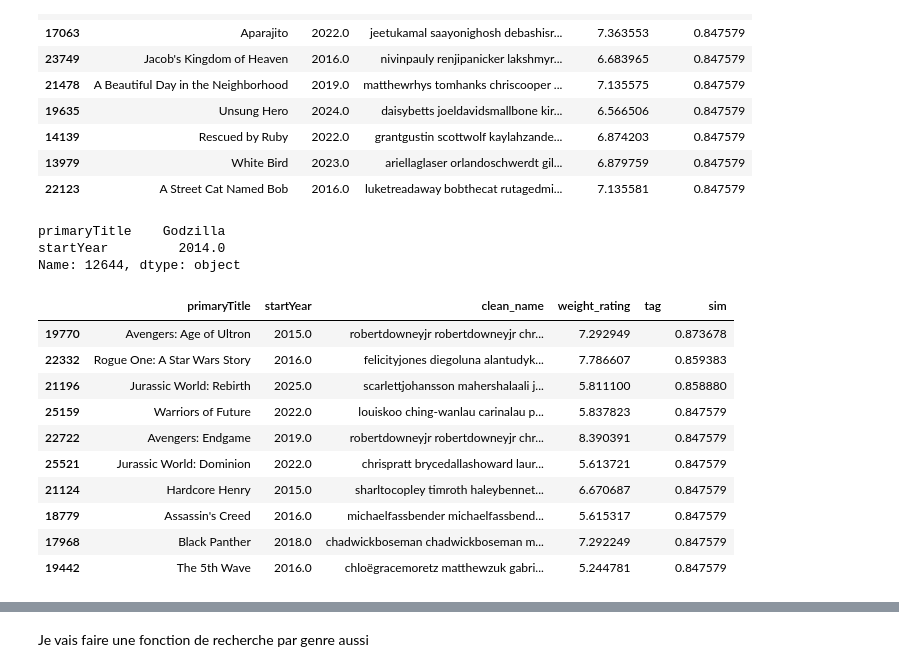
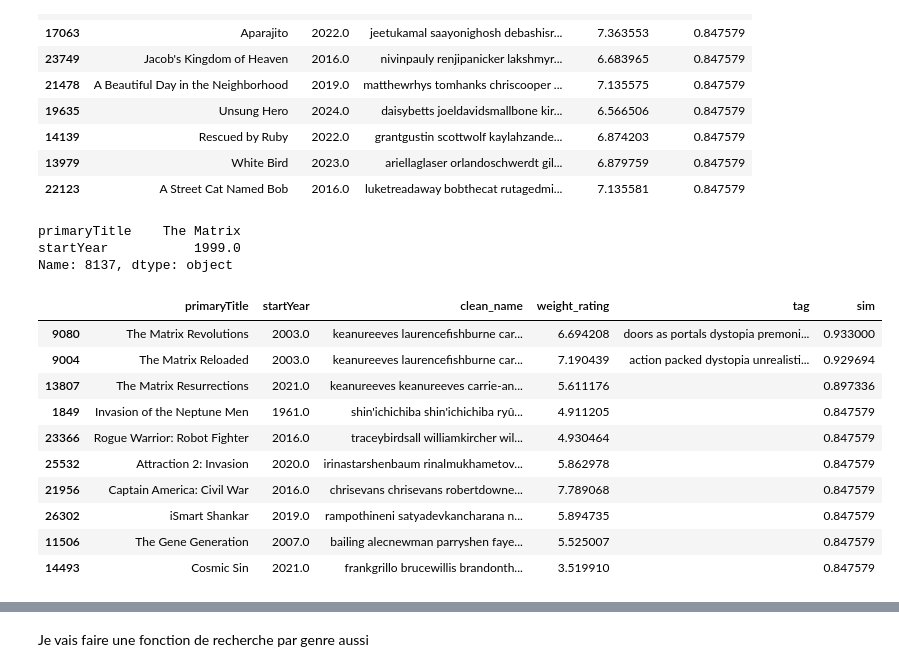
Before and after one commit to BoostMetrics/Recommandation-de-films, a Jupyter notebook: notebooks/03-modeling/03_enrichissement_tags.ipynb, the cells around one changed output, grey strips where cells are left out. Drawn from its saved outputs; the diff is of its cells as text; code cells hidden in the pictures.

```diff
--- a/notebooks/03-modeling/03_enrichissement_tags.ipynb
+++ b/notebooks/03-modeling/03_enrichissement_tags.ipynb
@@ -387,7 +389,7 @@ def recherche_par_titre(titre, n=10):
         matches = exact
         position = matches.sort_values('numVotes', ascending=False).index[0]
     else:
-        matches = cast_final_Q92[cast_final_Q95['primaryTitle'].str.contains(titre, case=False, na=False)]
+        matches = cast_final_Q92[cast_final_Q92['primaryTitle'].str.contains(titre, case=False, na=False)]
         if matches.empty:
             return f"Aucun film trouvé pour '{titre}'"
         position = matches.sort_values('weight_rating', ascending=False).index[0]
@@ -402,20 +404,19 @@ def recherche_par_titre(titre, n=10):
     df_temp = df_temp.sort_values(['sim'], ascending=[False])
     return df_temp[['primaryTitle', 'startYear', 'clean_name', 'weight_rating', 'tag', 'sim']].head(n)
 # %%
-recherche_par_titre('godzilla')
-#Q92
+recherche_par_titre('Matrix')
 # %% [output]
-primaryTitle    Godzilla
-startYear         2014.0
-Name: 12644, dtype: object
+primaryTitle    The Matrix
+startYear           1999.0
+Name: 8137, dtype: object
 |  | primaryTitle | startYear | clean_name | weight_rating | tag | sim |
-| 19770 | Avengers: Age of Ultron | 2015.0 | robertdowneyjr robertdowneyjr chr... | 7.292949 |  | 0.873678 |
-| 22332 | Rogue One: A Star Wars Story | 2016.0 | felicityjones diegoluna alantudyk... | 7.786607 |  | 0.859383 |
-| 21196 | Jurassic World: Rebirth | 2025.0 | scarlettjohansson mahershalaali j... | 5.811100 |  | 0.858880 |
-| 25159 | Warriors of Future | 2022.0 | louiskoo ching-wanlau carinalau p... | 5.837823 |  | 0.847579 |
-| 22722 | Avengers: Endgame | 2019.0 | robertdowneyjr robertdowneyjr chr... | 8.390391 |  | 0.847579 |
-| 25521 | Jurassic World: Dominion | 2022.0 | chrispratt brycedallashoward laur... | 5.613721 |  | 0.847579 |
-| 21124 | Hardcore Henry | 2015.0 | sharltocopley timroth haleybennet... | 6.670687 |  | 0.847579 |
-| 18779 | Assassin's Creed | 2016.0 | michaelfassbender michaelfassbend... | 5.615317 |  | 0.847579 |
-| 17968 | Black Panther | 2018.0 | chadwickboseman chadwickboseman m... | 7.292249 |  | 0.847579 |
-| 19442 | The 5th Wave | 2016.0 | chloëgracemoretz matthewzuk gabri... | 5.244781 |  | 0.847579 |
+| 9080 | The Matrix Revolutions | 2003.0 | keanureeves laurencefishburne car... | 6.694208 | doors as portals dystopia premoni... | 0.933000 |
+| 9004 | The Matrix Reloaded | 2003.0 | keanureeves laurencefishburne car... | 7.190439 | action packed dystopia unrealisti... | 0.929694 |
+| 13807 | The Matrix Resurrections | 2021.0 | keanureeves keanureeves carrie-an... | 5.611176 |  | 0.897336 |
+| 1849 | Invasion of the Neptune Men | 1961.0 | shin'ichichiba shin'ichichiba ryû... | 4.911205 |  | 0.847579 |
+| 23366 | Rogue Warrior: Robot Fighter | 2016.0 | traceybirdsall williamkircher wil... | 4.930464 |  | 0.847579 |
+| 25532 | Attraction 2: Invasion | 2020.0 | irinastarshenbaum rinalmukhametov... | 5.862978 |  | 0.847579 |
+| 21956 | Captain America: Civil War | 2016.0 | chrisevans chrisevans robertdowne... | 7.789068 |  | 0.847579 |
+| 26302 | iSmart Shankar | 2019.0 | rampothineni satyadevkancharana n... | 5.894735 |  | 0.847579 |
+| 11506 | The Gene Generation | 2007.0 | bailing alecnewman parryshen faye... | 5.525007 |  | 0.847579 |
+| 14493 | Cosmic Sin | 2021.0 | frankgrillo brucewillis brandonth... | 3.519910 |  | 0.847579 |
```
Also changed, not shown: parts of 2 cells of this notebook, 3 other files.
